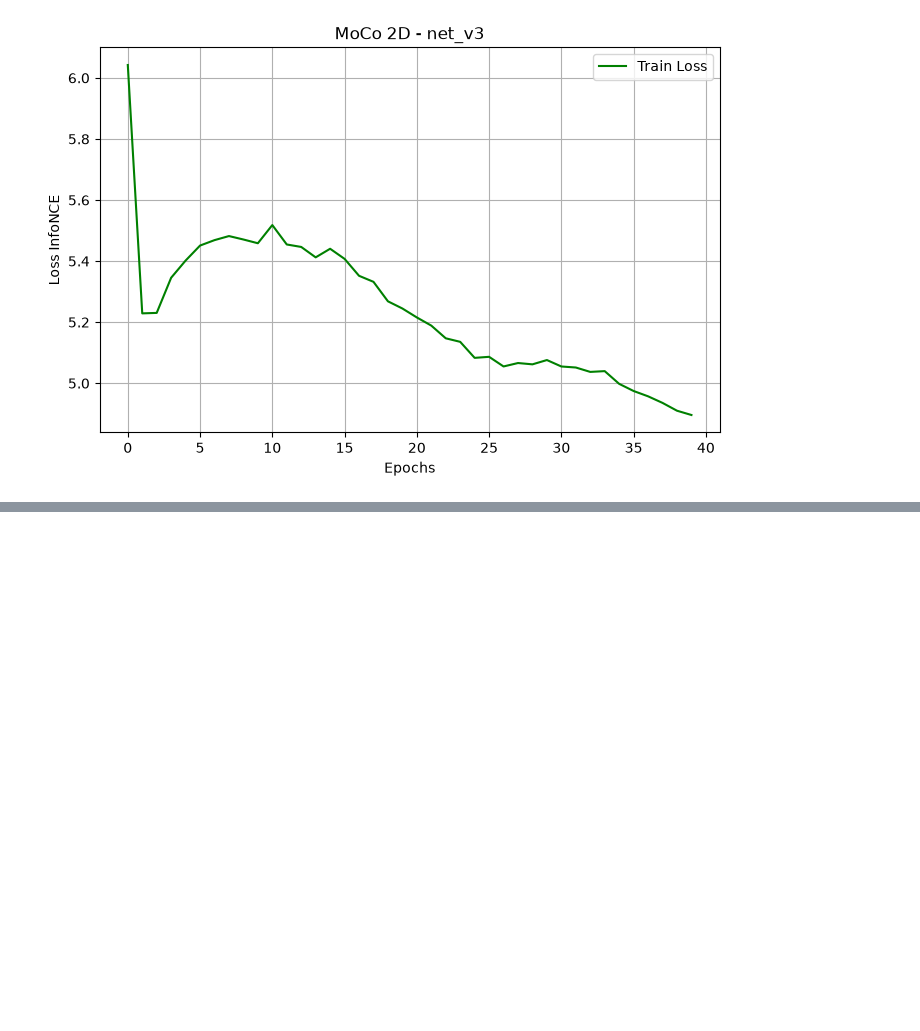
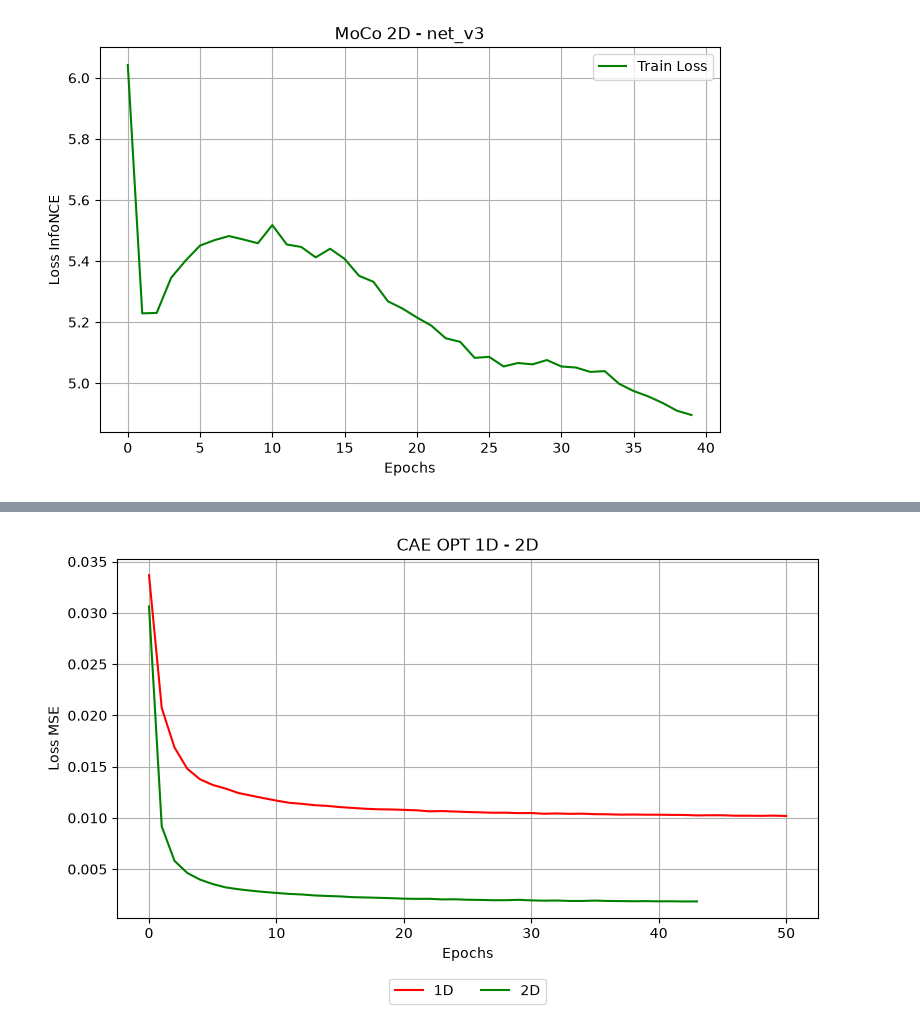
Before and after one commit to mattiaBarbo2002/TESI, a Jupyter notebook: notebooks/plots.ipynb, the cells around one changed output, grey strips where cells are left out. Cells and saved outputs as stored; diff of their text form; code cells hidden in the pictures; blank space fills up the shorter version.

```diff
--- a/notebooks/plots.ipynb
+++ b/notebooks/plots.ipynb
@@ -82,0 +118,21 @@ plt.show()
+# %%
+job_names = ["autoencoder_1D_SAR_metrics_v1", "autoencoder_2D_OPT_metrics_convLstm_v1"]
+dimensions = ["1D", "2D"]
+colors = ["red", "green"]
+
+plt.figure(figsize=(8, 5))
+
+for job_name, dim, color in zip(job_names, dimensions, colors):
+    path = project.get_artifact(job_name).download(overwrite=True)
+    df = pd.read_csv(path)
+    plt.plot(df['epoch'], df['train_loss'], color=color, label=dim)
+
+plt.title('CAE OPT 1D - 2D')
+plt.xlabel('Epochs')
+plt.ylabel('Loss MSE')
+plt.grid(True)
+plt.legend(loc='upper center', bbox_to_anchor=(0.5, -0.15), ncol=2)
+plt.tight_layout()
+plt.show()
+# %% [output]
+[figure, added]
```
Also changed, not shown: parts of 3 cells of this notebook, 17 other files.
